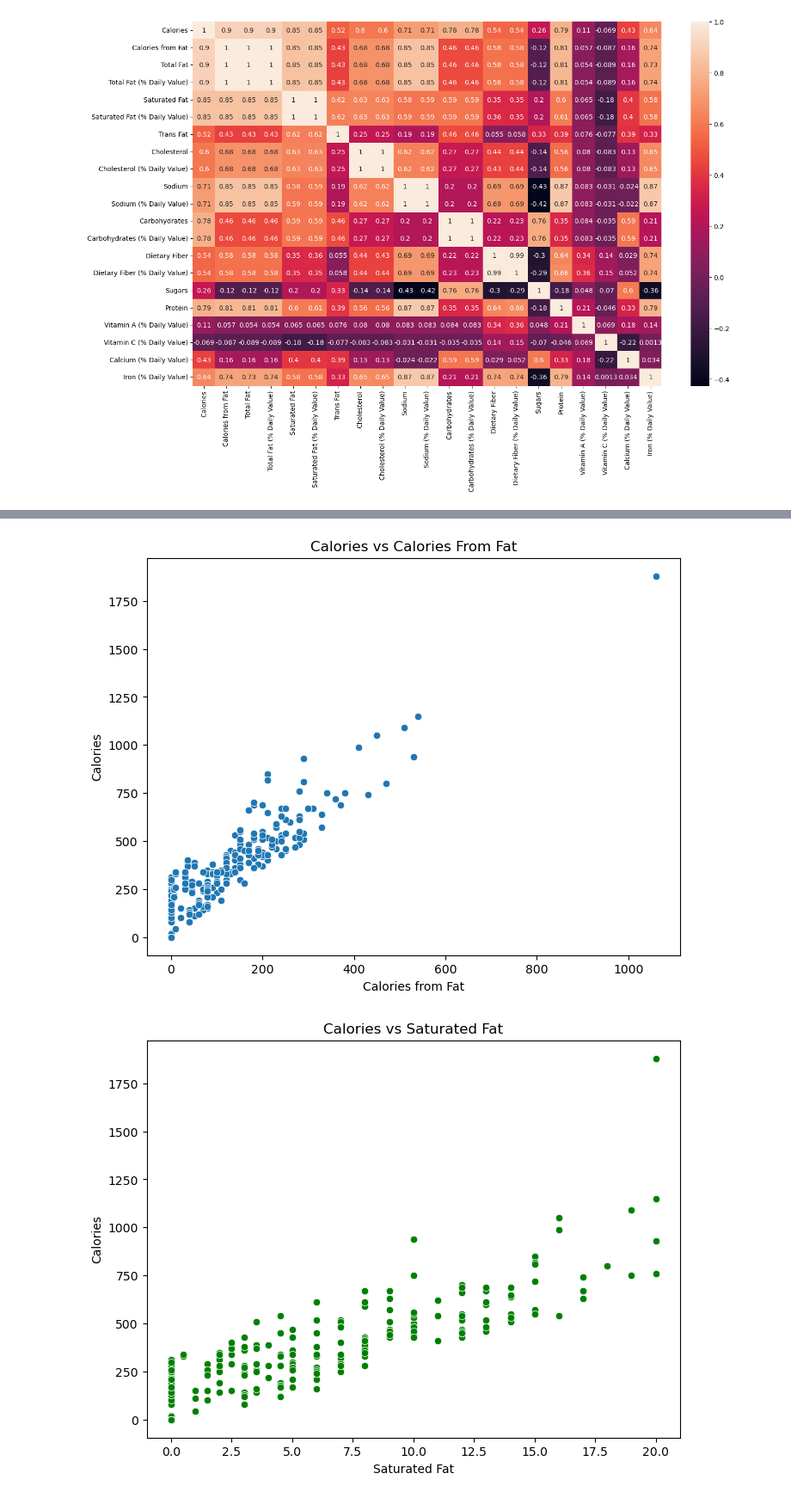
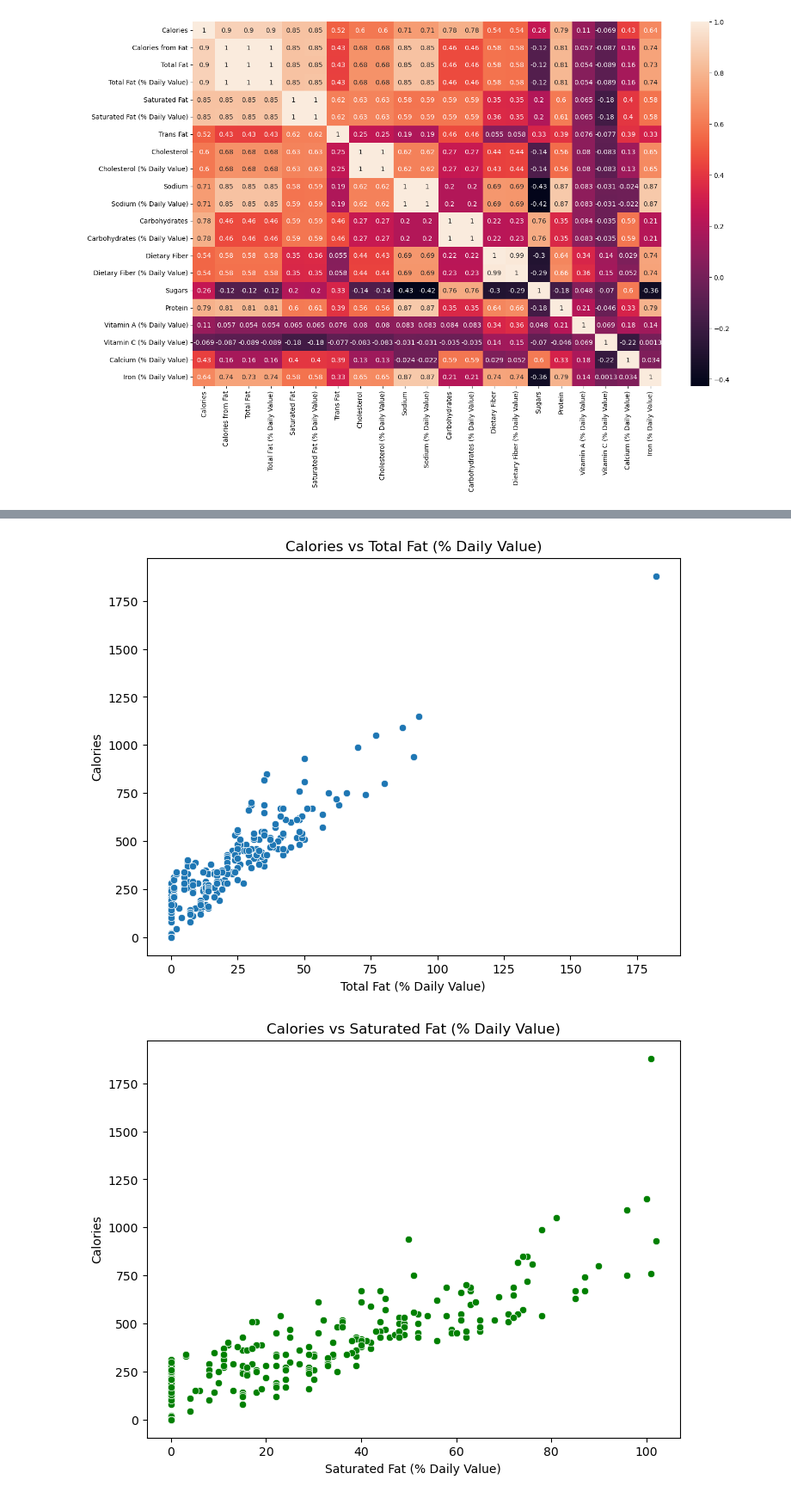
Before and after one commit to eemilycchen/A-Primer-On-ML-Models, a Jupyter notebook: linear_and_logistic_regression.ipynb, the cells around one changed output, grey strips where cells are left out. Shown at 86% size. Saved outputs shown, nothing was run; the diff lists cells and outputs as text; code cells hidden in the pictures.

```diff
--- a/linear_and_logistic_regression.ipynb
+++ b/linear_and_logistic_regression.ipynb
@@ -50,21 +50,21 @@ The diagonal elements are always one because there is a one-to-one correlation t
 # %%
 features_with_positive_corr = [mcdonald_menu.columns[4], mcdonald_menu.columns[7]]
 features_with_negative_corr = [mcdonald_menu.columns[-3]]
 plt.rcParams['figure.figsize'] = (8,6)
 
 
-sns.scatterplot(data=mcdonald_menu, x='Calories from Fat', y='Calories')
-plt.title('Calories vs Calories From Fat')
+sns.scatterplot(data=mcdonald_menu, x='Total Fat (% Daily Value)', y='Calories')
+plt.title('Calories vs Total Fat (% Daily Value)')
 plt.show()
 
-sns.scatterplot(data=mcdonald_menu, x='Saturated Fat', y='Calories', color='green')
-plt.title('Calories vs Saturated Fat')
+sns.scatterplot(data=mcdonald_menu, x='Saturated Fat (% Daily Value)', y='Calories', color='green')
+plt.title('Calories vs Saturated Fat (% Daily Value)')
 plt.show()
 
 sns.scatterplot(data=mcdonald_menu, x='Vitamin C (% Daily Value)', y='Calories', color='red')
 plt.title('Calories vs  Vitamin C (% Daily Value)')
 plt.show()
 # %% [output]
-[figure, old version]
+[figure, new version]
-[figure, old version]
+[figure, new version]
 [figure]
```
Also changed, not shown: parts of 4 cells of this notebook.
